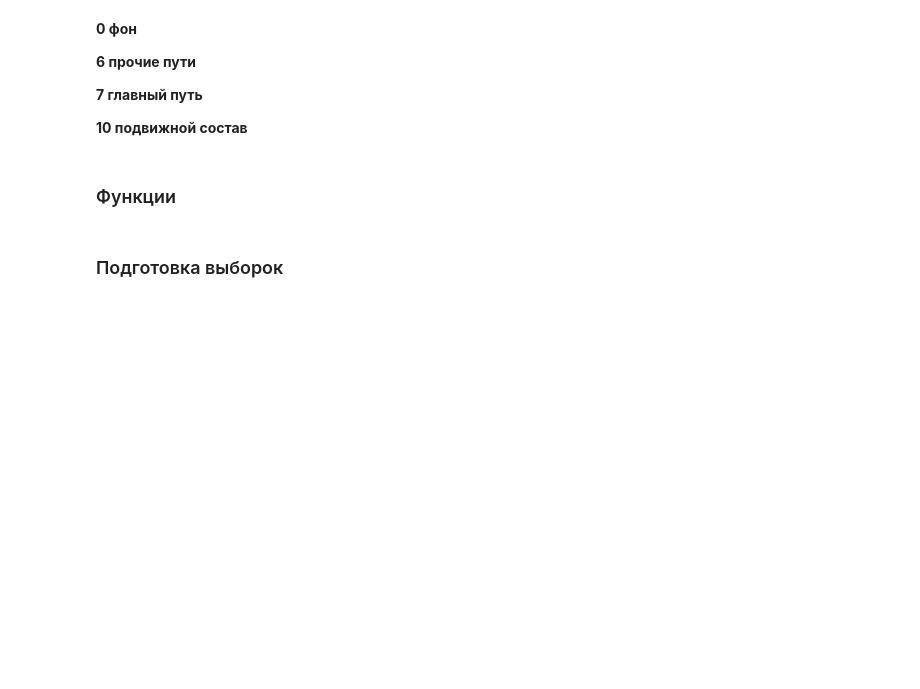
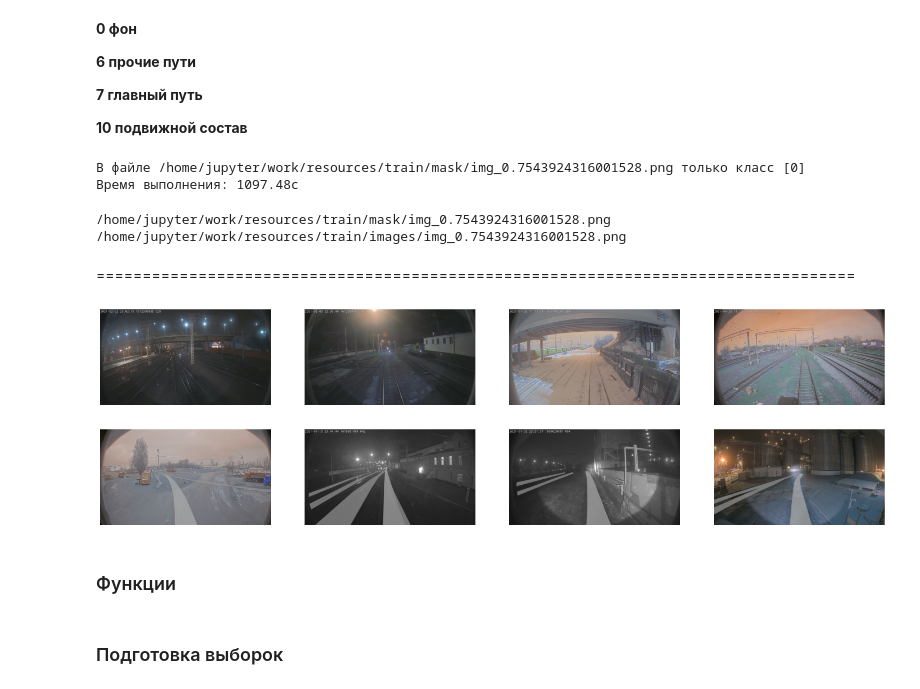
Before and after one commit to serg-kas/NIIAS-RZD, a Jupyter notebook: Подготовка данных.ipynb, the cells around one changed output. Drawn from its saved outputs; the diff is of its cells as text; code cells hidden in the pictures; blank space fills up the shorter version.

```diff
--- a/Подготовка данных.ipynb
+++ b/Подготовка данных.ipynb
@@ -39,9 +37,9 @@ np.random.seed(SEED)
 # %%
 # Пути к данным
-dataset_path = "/HDD/my_data/NIIAS-RZD/train"
-images_path = "/HDD/my_data/NIIAS-RZD/train/images"
-anns_path = "/HDD/my_data/NIIAS-RZD/train/mask"
-test_path = "/HDD/my_data/NIIAS-RZD/test"
+dataset_path = "/home/jupyter/work/resources/train/"
+images_path = "/home/jupyter/work/resources/train/images"
+anns_path = "/home/jupyter/work/resources/train/mask"
+test_path = "/home/jupyter/work/resources/test"
 # %%
 # Создадим списки файлов с путями к ним
 img_names= [ os.path.join(images_path, file_name) for file_name in os.listdir(images_path)]
@@ -110,6 +122,40 @@ print("Время выполнения: ", round(time.time() - cur_time, 2), 'c'
 **7 главный путь**
 
 **10 подвижной состав**
+# %%
+# Проверим нет ли файлов без разметки (где в маске только класс 0)
+error_list = []
+cur_time = time.time()
+
+for file_name  in ann_names:
+    ann = cv.imread(file_name)
+    curr_set = np.unique(ann)
+
+    if len(curr_set)==1:
+        error_list.append(file_name)
+        print("В файле {} только класс {}".format(file_name, curr_set))
+
+if len(error_list)==0:
+    print("Файлов без разметки (кроме фона) не найдено")
+print("Время выполнения: ", round(time.time() - cur_time, 2), 'c', sep='')
+# %% [output]
+В файле /home/jupyter/work/resources/train/mask/img_0.7543924316001528.png только класс [0]
+Время выполнения: 1097.48c
+# %%
+# найденные файлы без разметки удалим
+for file_name in error_list:
+    print(file_name)
+    print(os.path.join(images_path, os.path.basename(file_name)))
+    os.remove(file_name)
+    os.remove(os.path.join(images_path, os.path.basename(file_name)))
+# списки файлов пересоздадим
+img_names= [ os.path.join(images_path, file_name) for file_name in os.listdir(images_path)]
+ann_names = [ os.path.join(anns_path, file_name) for file_name in os.listdir(anns_path)]
+# %% [output]
+/home/jupyter/work/resources/train/mask/img_0.7543924316001528.png
+/home/jupyter/work/resources/train/images/img_0.7543924316001528.png
+# %% [markdown]
+==================================================================================
 # %%
 # Посмотрим n оригинальных случайных картинок из тренировочной выборки
 n = 4
@@ -123,27 +169,31 @@ for i,file in enumerate(n_files):
   axs[i].imshow(image)
 
 plt.show()
+# %% [output]
+[figure, added]
 # %%
 # Посмотрим n оригинальных случайных картинок из тренировочной выборки c наложением маски
 # (маску визуалилируем с прозрачностью)
 n = 4
 fig, axs = plt.subplots(1, n, figsize=(25, 10))
 
 n_files = random.choices(img_names, k=n)
 
 for i,file in enumerate(n_files):
   image = cv.imread(file)
   ann = cv.imread(os.path.join(anns_path, os.path.basename(file)), 0) * 25
 
-  image[:, :, 0] = np.where(ann == 0, image[:, :, 0], image[:, :, 0] * 0.7 + ann*0.3)
-  image[:, :, 1] = np.where(ann == 0, image[:, :, 1], image[:, :, 1] * 0.7 + ann*0.3)
-  image[:, :, 2] = np.where(ann == 0, image[:, :, 2], image[:, :, 2] * 0.7 + ann*0.3)
+  image[:, :, 0] = np.where(ann == 0, image[:, :, 0], image[:, :, 0] * 0.3 + ann*0.7)
+  image[:, :, 1] = np.where(ann == 0, image[:, :, 1], image[:, :, 1] * 0.3 + ann*0.7)
+  image[:, :, 2] = np.where(ann == 0, image[:, :, 2], image[:, :, 2] * 0.3 + ann*0.7)
 
 
   axs[i].axis('off')
   axs[i].imshow(image)
 
 plt.show()
+# %% [output]
+[figure, added]
 # %% [markdown]
 ### Функции
 # %%
```
Also changed, not shown: parts of 14 cells of this notebook, 1 other file.
